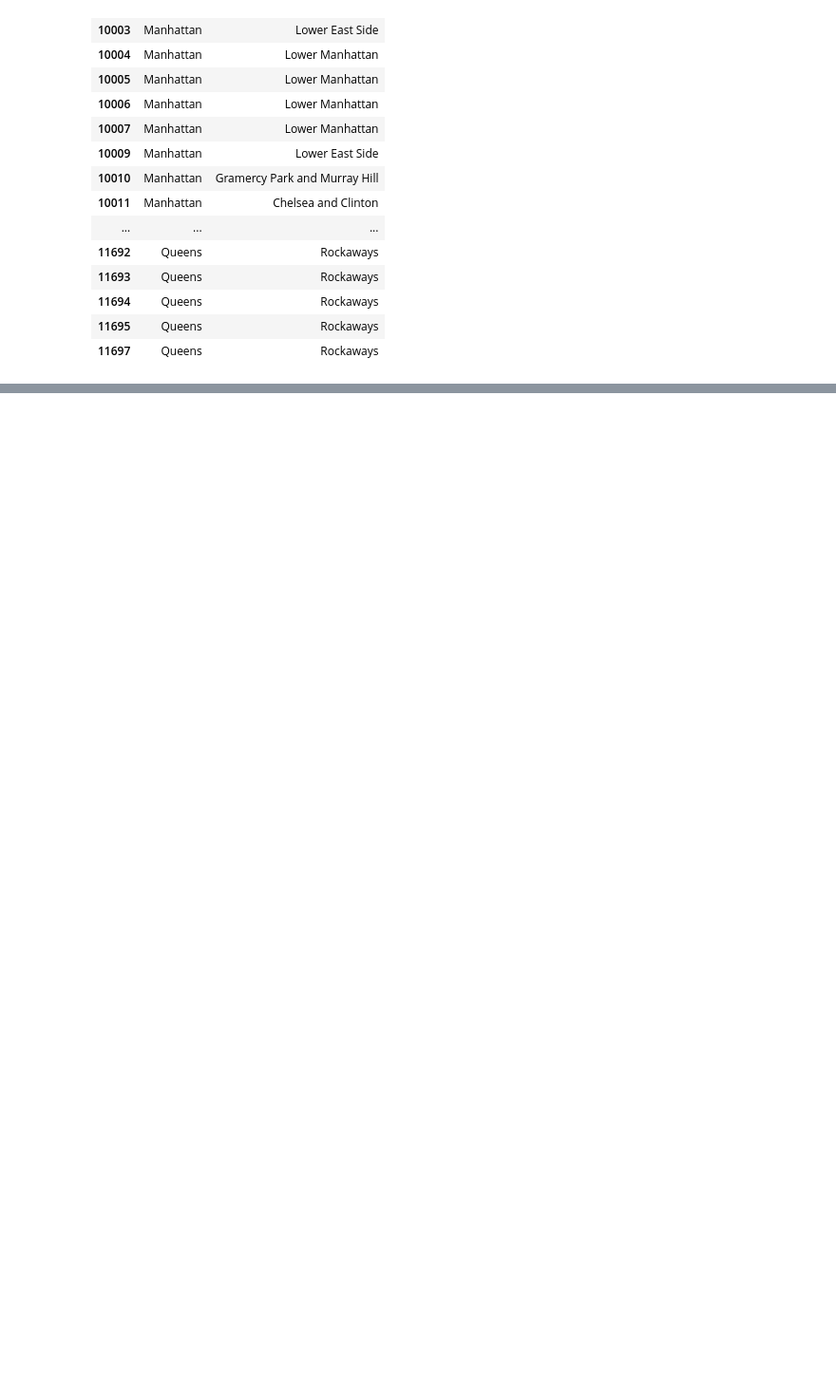
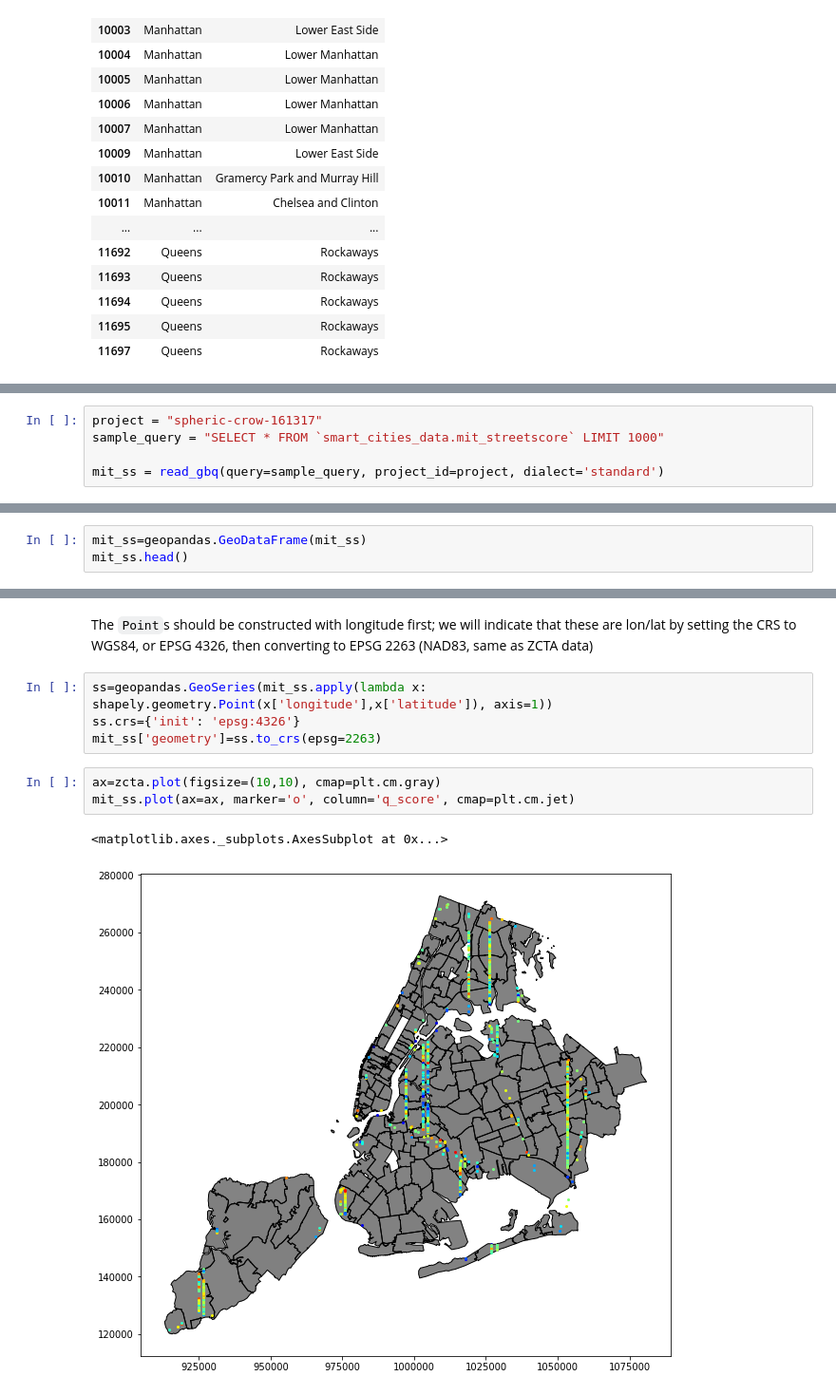
Before and after one commit to nikitasingh981/smartcitieshack-d3, a Jupyter notebook: EDA-nk.ipynb, the cells around one changed output, grey strips where cells are left out. Shown at 95% size. Cells and saved outputs as stored; diff of their text form; blank space fills up the shorter version.

Commit message:
turning lon/lat into Points

```diff
--- a/EDA-nk.ipynb
+++ b/EDA-nk.ipynb
@@ -65,0 +92,5 @@ neighborhoods_by_zip
+# %%
+project = "spheric-crow-161317"
+sample_query = "SELECT * FROM `smart_cities_data.mit_streetscore` LIMIT 1000"
+
+mit_ss = read_gbq(query=sample_query, project_id=project, dialect='standard')
@@ -65,0 +108,3 @@ neighborhoods_by_zip
+# %%
+mit_ss=geopandas.GeoDataFrame(mit_ss)
+mit_ss.head()
@@ -65,0 +118,12 @@ neighborhoods_by_zip
+# %% [markdown]
+The `Point`s should be constructed with longitude first; we will indicate that these are lon/lat by setting the CRS to WGS84, or EPSG 4326, then converting to EPSG 2263 (NAD83, same as ZCTA data)
+# %%
+ss=geopandas.GeoSeries(mit_ss.apply(lambda x: shapely.geometry.Point(x['longitude'],x['latitude']), axis=1))
+ss.crs={'init': 'epsg:4326'}
+mit_ss['geometry']=ss.to_crs(epsg=2263)
+# %%
+ax=zcta.plot(figsize=(10,10), cmap=plt.cm.gray)
+mit_ss.plot(ax=ax, marker='o', column='q_score', cmap=plt.cm.jet)
+# %% [output]
+<matplotlib.axes._subplots.AxesSubplot at 0x...>
+[figure, added]
```
Also changed, not shown: parts of 10 cells of this notebook.
